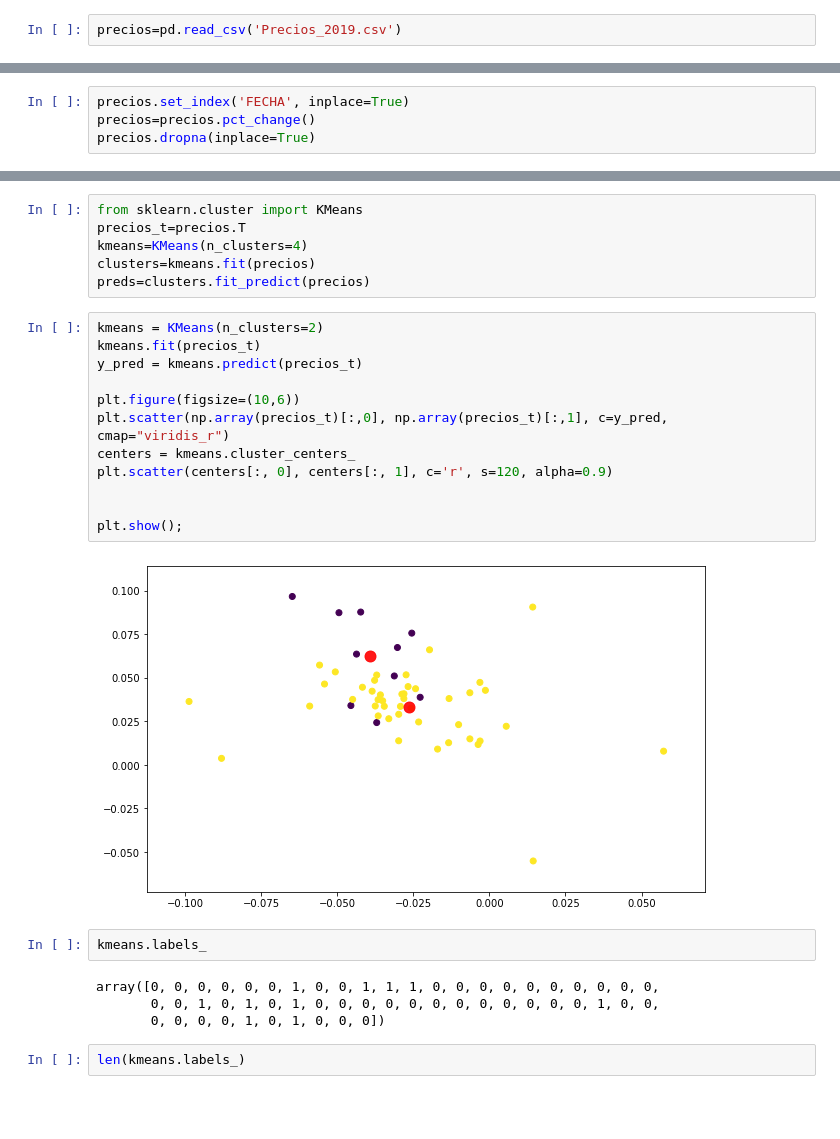
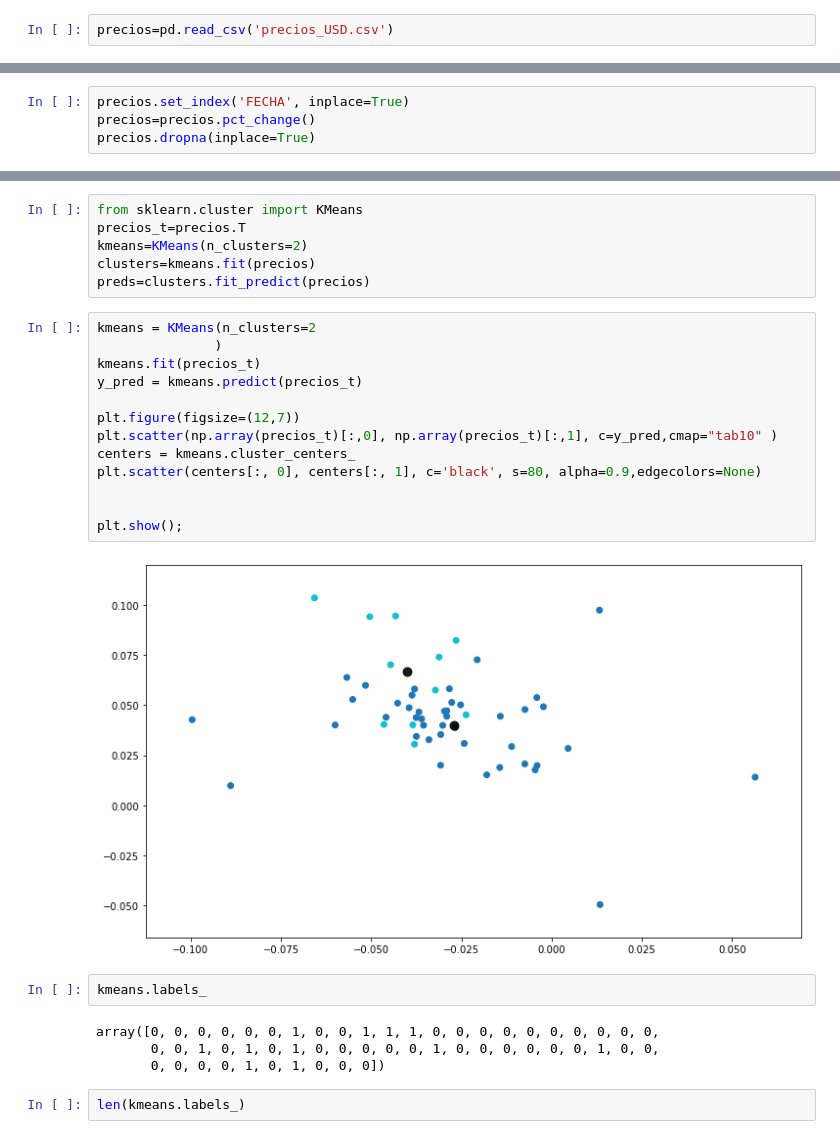
Before and after one commit to marianagh12/Smart-Beta-Portfolio, a Jupyter notebook: cluster.ipynb, the cells around one changed output, grey strips where cells are left out. Saved outputs shown, nothing was run; the diff lists cells and outputs as text; blank space fills up the shorter version.

```diff
--- a/cluster.ipynb
+++ b/cluster.ipynb
@@ -3,7 +3,7 @@ import pandas as pd
 import numpy as np
 import matplotlib.pyplot as plt
 # %%
-precios=pd.read_csv('Precios_2019.csv')
+precios=pd.read_csv('precios_USD.csv')
 # %%
 precios.head(2)
 # %% [output]
@@ -28,28 +28,29 @@ precios.head(2)
 # %%
 from sklearn.cluster import KMeans
 precios_t=precios.T
-kmeans=KMeans(n_clusters=4)
+kmeans=KMeans(n_clusters=2)
 clusters=kmeans.fit(precios)
 preds=clusters.fit_predict(precios)
 # %%
-kmeans = KMeans(n_clusters=2)
+kmeans = KMeans(n_clusters=2
+               )
 kmeans.fit(precios_t)
 y_pred = kmeans.predict(precios_t)
 
-plt.figure(figsize=(10,6))
-plt.scatter(np.array(precios_t)[:,0], np.array(precios_t)[:,1], c=y_pred, cmap="viridis_r")
+plt.figure(figsize=(12,7))
+plt.scatter(np.array(precios_t)[:,0], np.array(precios_t)[:,1], c=y_pred,cmap="tab10" )
 centers = kmeans.cluster_centers_
-plt.scatter(centers[:, 0], centers[:, 1], c='r', s=120, alpha=0.9)
+plt.scatter(centers[:, 0], centers[:, 1], c='black', s=80, alpha=0.9,edgecolors=None)
 
 
 plt.show();
 # %% [output]
-[figure, old version]
+[figure, new version]
 # %%
 kmeans.labels_
 # %% [output]
 array([0, 0, 0, 0, 0, 0, 1, 0, 0, 1, 1, 1, 0, 0, 0, 0, 0, 0, 0, 0, 0, 0,
-       0, 0, 1, 0, 1, 0, 1, 0, 0, 0, 0, 0, 0, 0, 0, 0, 0, 0, 0, 1, 0, 0,
+       0, 0, 1, 0, 1, 0, 1, 0, 0, 0, 0, 0, 1, 0, 0, 0, 0, 0, 0, 1, 0, 0,
        0, 0, 0, 0, 1, 0, 1, 0, 0, 0])
 # %%
 len(kmeans.labels_)
```
Also changed, not shown: parts of 38 cells of this notebook, 3 other files.
